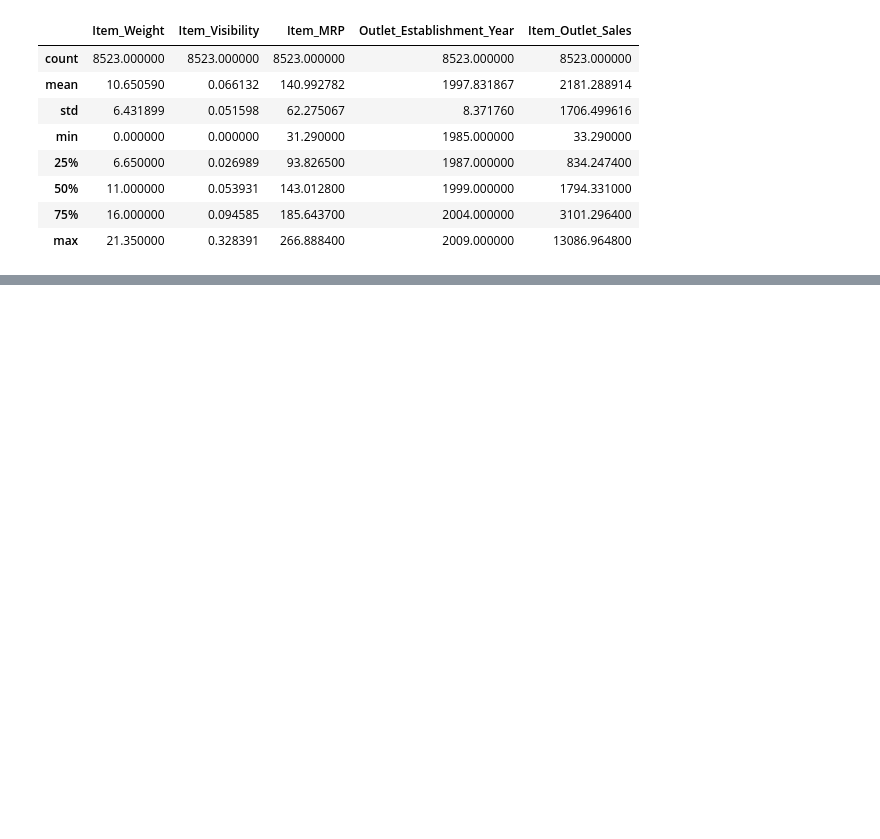
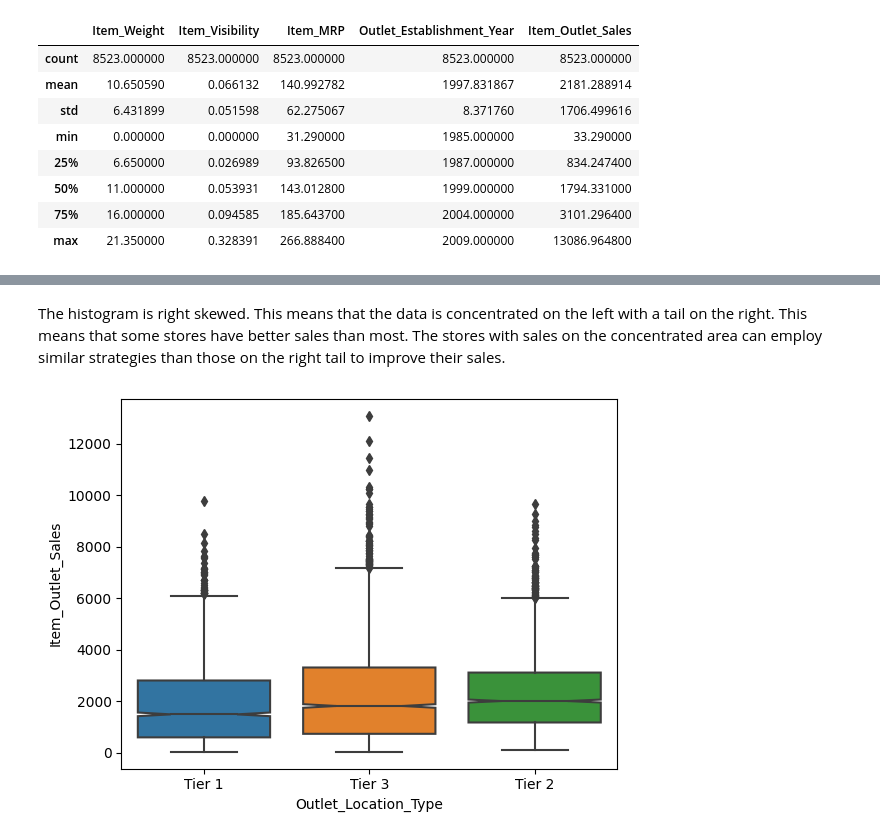
Before and after one commit to hannahcanon09/sales-predictions, a Jupyter notebook: CANON_Project_1_(Core).ipynb, the cells around one changed output, grey strips where cells are left out. Saved outputs shown, nothing was run; the diff lists cells and outputs as text; code cells hidden in the pictures; blank space fills up the shorter version.

```diff
--- a/CANON_Project_1_(Core).ipynb
+++ b/CANON_Project_1_(Core).ipynb
@@ -385,0 +457,9 @@ df.describe()
+# %% [markdown]
+The histogram is right skewed. This means that the data is concentrated on the left with a tail on the right. This means that some stores have better sales than most. The stores with sales on the concentrated area can employ similar strategies than those on the right tail to improve their sales.
+# %%
+# More boxplots to view statistical summaries
+
+# Boxplot for Outlet Location Type and Item Outlet Sales
+sns.boxplot(data = df, x='Outlet_Location_Type', y = 'Item_Outlet_Sales', notch = True);
+# %% [output]
+[figure, added]
```
Also changed, not shown: parts of 16 cells of this notebook.
